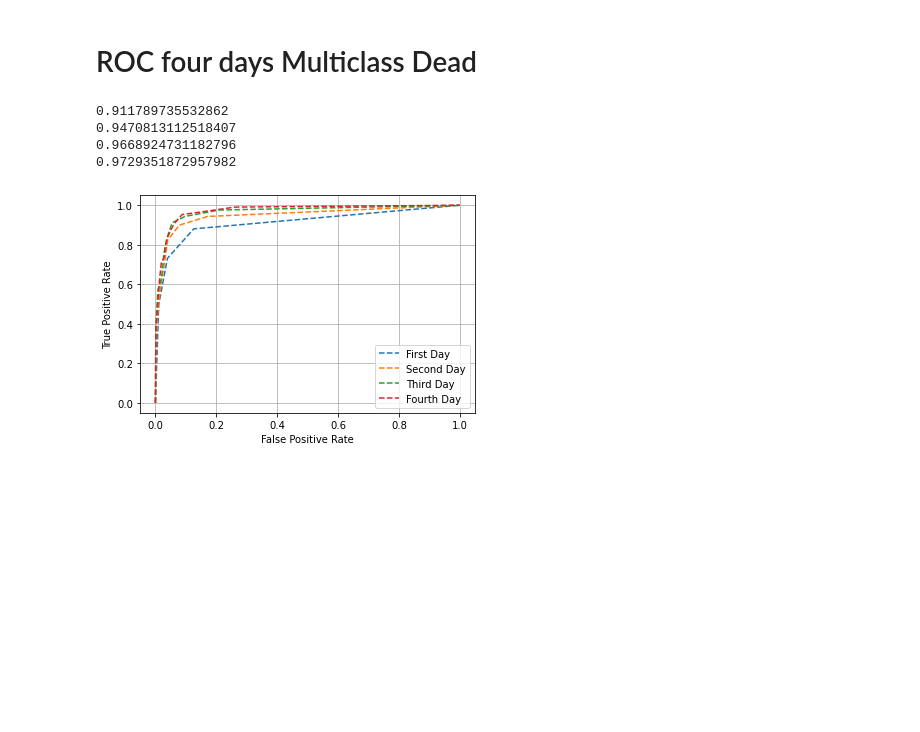
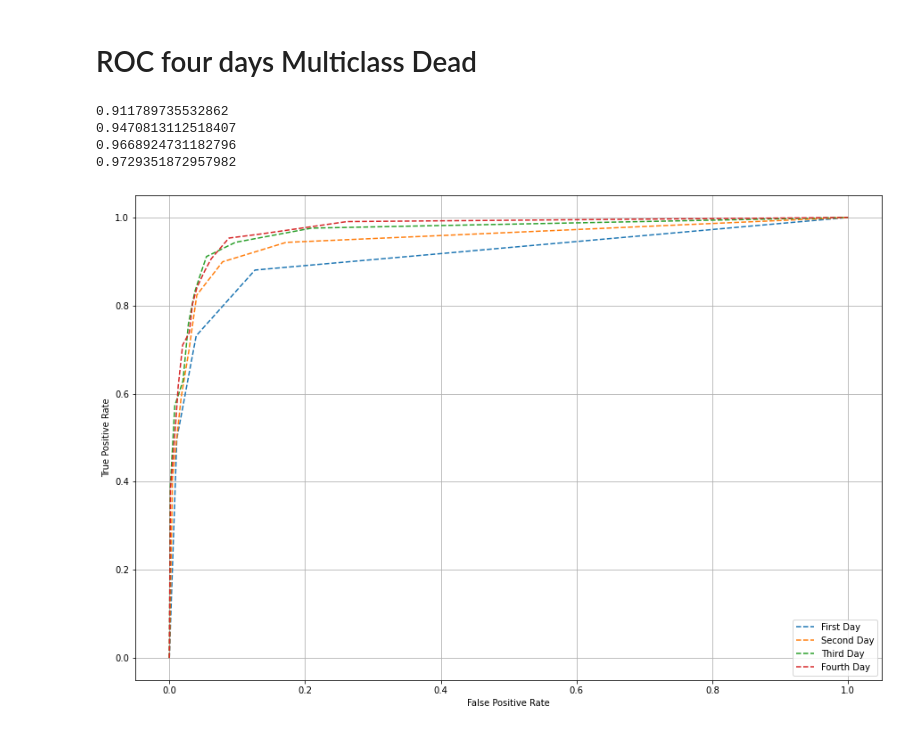
Before and after one commit to DimopDim/MimicIV, a Jupyter notebook: New_Code/07_10_ROC_Logistic.ipynb, the cells around one changed output. Drawn from its saved outputs; the diff is of its cells as text; code cells hidden in the pictures; blank space fills up the shorter version.

```diff
--- a/New_Code/07_10_ROC_Logistic.ipynb
+++ b/New_Code/07_10_ROC_Logistic.ipynb
@@ -304,22 +305,23 @@ pyplot.show()
 # %%
 print(roc_auc_score(ground_truth_dead1, prob_dead1))
 print(roc_auc_score(ground_truth_dead2, prob_dead2))
 print(roc_auc_score(ground_truth_dead3, prob_dead3))
 print(roc_auc_score(ground_truth_dead4, prob_dead4))
 
+pyplot.figure(figsize=(15, 10))
 pyplot.plot(fpr_dead1, tpr_dead1, linestyle='--', label='First Day')
 pyplot.plot(fpr_dead2, tpr_dead2, linestyle='--', label='Second Day')
 pyplot.plot(fpr_dead3, tpr_dead3, linestyle='--', label='Third Day')
 pyplot.plot(fpr_dead4, tpr_dead4, linestyle='--', label='Fourth Day')
 
 pyplot.xlabel('False Positive Rate') # Εκτυπώνει τον τίτλο του Χ
 pyplot.ylabel('True Positive Rate') # Εκτυπώνει τον τίτλο του Υ
 pyplot.legend() #Εκτυπώνει το label
 pyplot.grid(True) # Εκτυπώνει τα τετράγωνα
 pyplot.show()
 # %% [output]
 0.911789735532862
 0.9470813112518407
 0.9668924731182796
 0.9729351872957982
-[figure, old version]
+[figure, new version]
```
Also changed, not shown: parts of 1 cell of this notebook, 10 other files.
